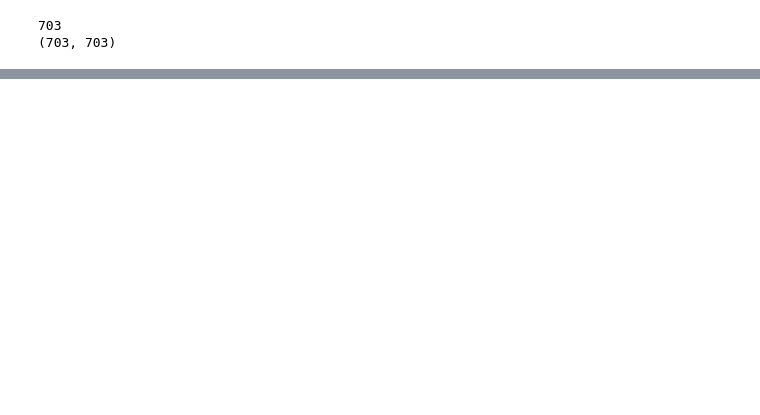
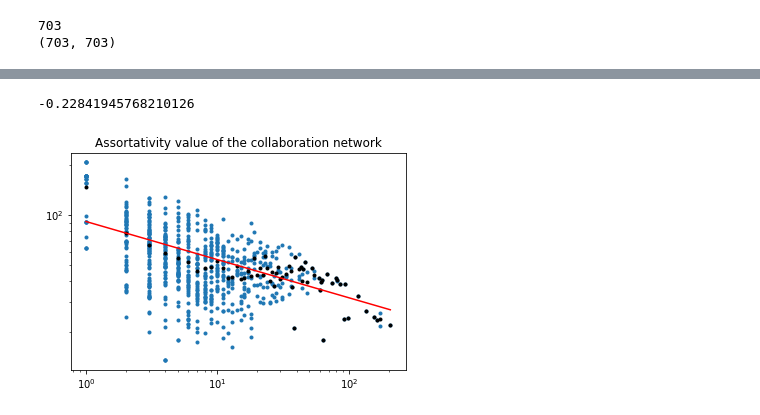
Before and after one commit to Dan8991/A-Storm-of-Nodes, a Jupyter notebook: got_network.ipynb, the cells around one changed output, grey strips where cells are left out. Saved outputs shown, nothing was run; the diff lists cells and outputs as text; code cells hidden in the pictures; blank space fills up the shorter version.

```diff
--- a/got_network.ipynb
+++ b/got_network.ipynb
@@ -107,0 +120,13 @@ average distance =  2.6952904321325373
+# %%
+p, unique, knn, temp_knn = get_assortativity_value(A)
+degrees = remove_zeros(get_degrees(A))
+
+plt.title("Assortativity value of the collaboration network")
+plt.loglog(degrees, temp_knn, marker=".", linestyle='None')
+plt.loglog(unique, knn, marker = '.', linestyle='None', c='black')
+plt.loglog(unique, np.exp(p[1] + np.log(unique)*p[0]), c = 'r')
+print(p[0])
+plt.show()
+# %% [output]
+-0.22841945768210126
+[figure, added]
```
Also changed, not shown: parts of 9 cells of this notebook.
